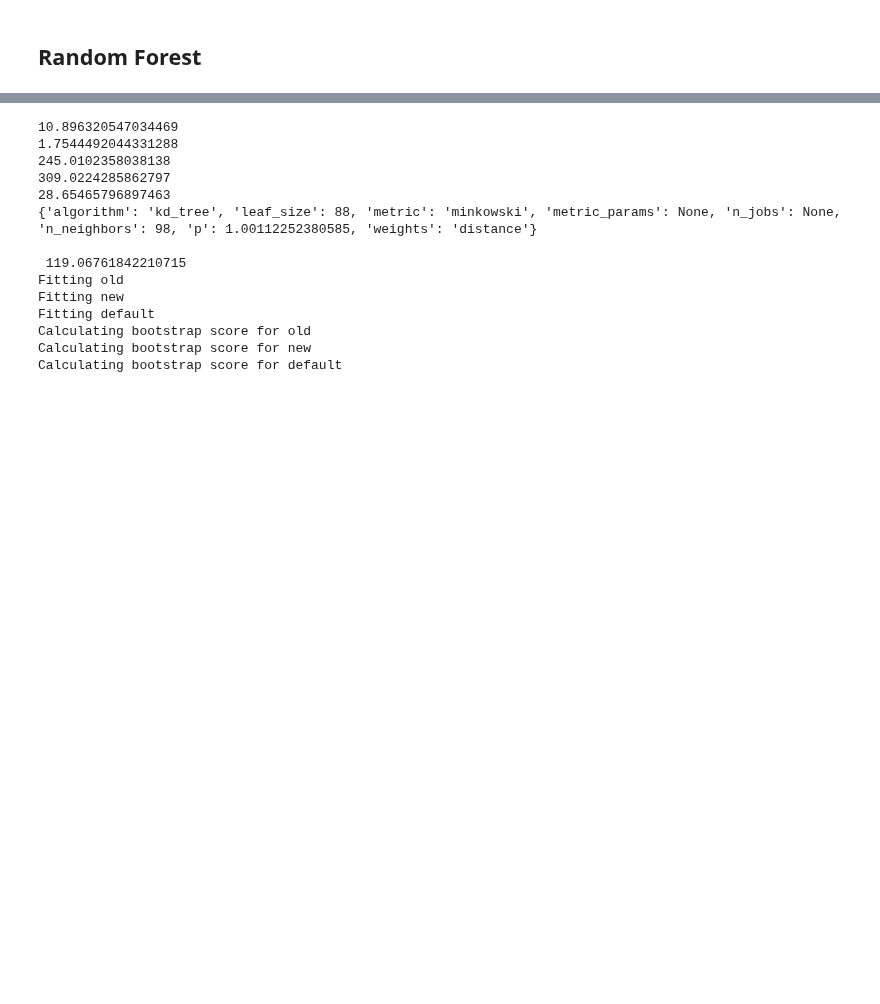
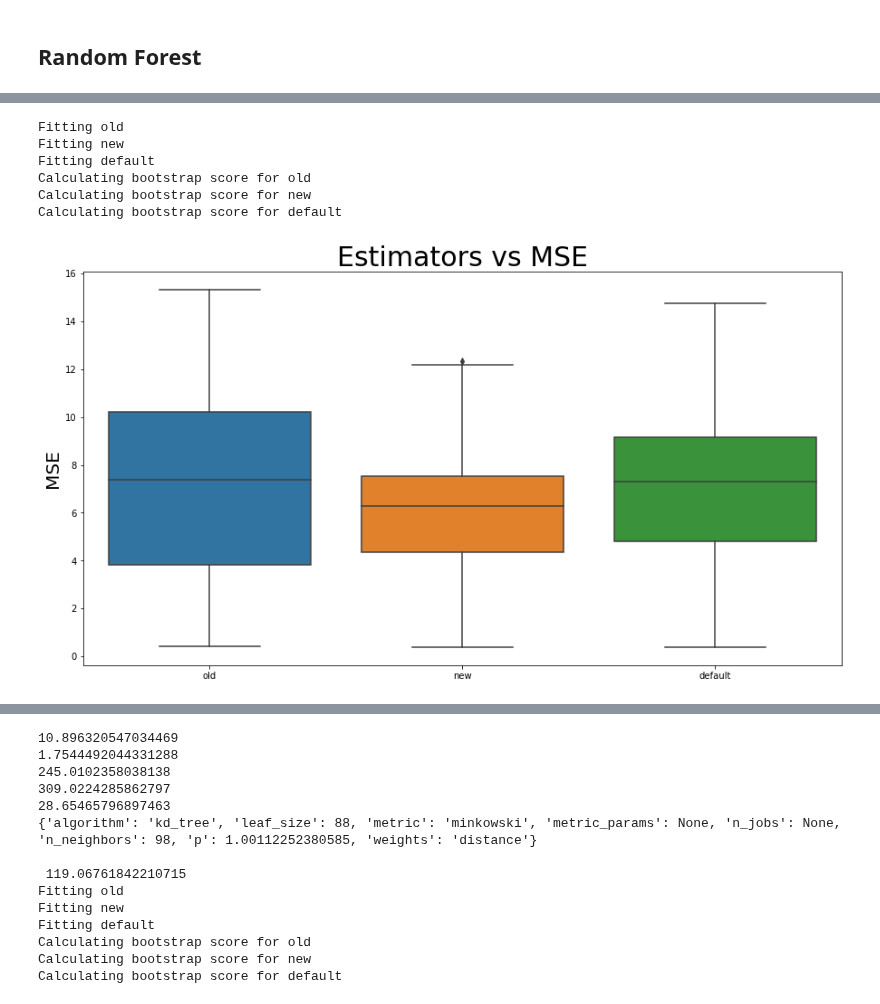
Before and after one commit to alezakuskin/Stark_ML, a Jupyter notebook: Main_body.ipynb, the cells around one changed output, grey strips where cells are left out. Saved outputs shown, nothing was run; the diff lists cells and outputs as text; code cells hidden in the pictures; blank space fills up the shorter version.

```diff
--- a/Main_body.ipynb
+++ b/Main_body.ipynb
@@ -369,0 +397,17 @@ RF_params = {
+# %%
+RF_params = {
+    'n_estimators' : 100,
+    'max_depth' : [1, 50],
+    'min_samples_split' : [2, 10],
+    'min_samples_leaf' : [1, 10],
+    'criterion' : ['squared_error', 'absolute_error', 'poisson'],
+    'nfold' : 5,
+    'squared_metrics' : False
+    }
+
+model_name = RandomForest
+
+RF_res = main(X = XW_train, y = YW_train, model_name = model_name, params = RF_params, n_trials = 50)
+
+with open('RF_optimal_parameters', 'w') as fp:
+    json.dump(RF_res.best_params, fp)
@@ -369,0 +435,23 @@ RF_params = {
+# %%
+RF_params = RF_res.best_params
+
+models_RF = {}
+models_RF['old'] = RandomForestRegressor(n_estimators = 500,
+                                      max_depth = 25,
+                                      min_samples_leaf = 2,
+                                      min_samples_split = 2,
+                                      n_jobs = -1)
+models_RF['new'] = RandomForestRegressor(**RF_params, n_estimators = 100)
+
+models_RF['default'] = RandomForestRegressor()
+
+results_RF = train_and_test_regressor(models_RF, XW_train, YW_train, XW_test, YW_test)
+plot_model_comparison(results_RF)
+# %% [output]
+Fitting old
+Fitting new
+Fitting default
+Calculating bootstrap score for old
+Calculating bootstrap score for new
+Calculating bootstrap score for default
+[figure, added]
```
Also changed, not shown: parts of 13 cells of this notebook.
